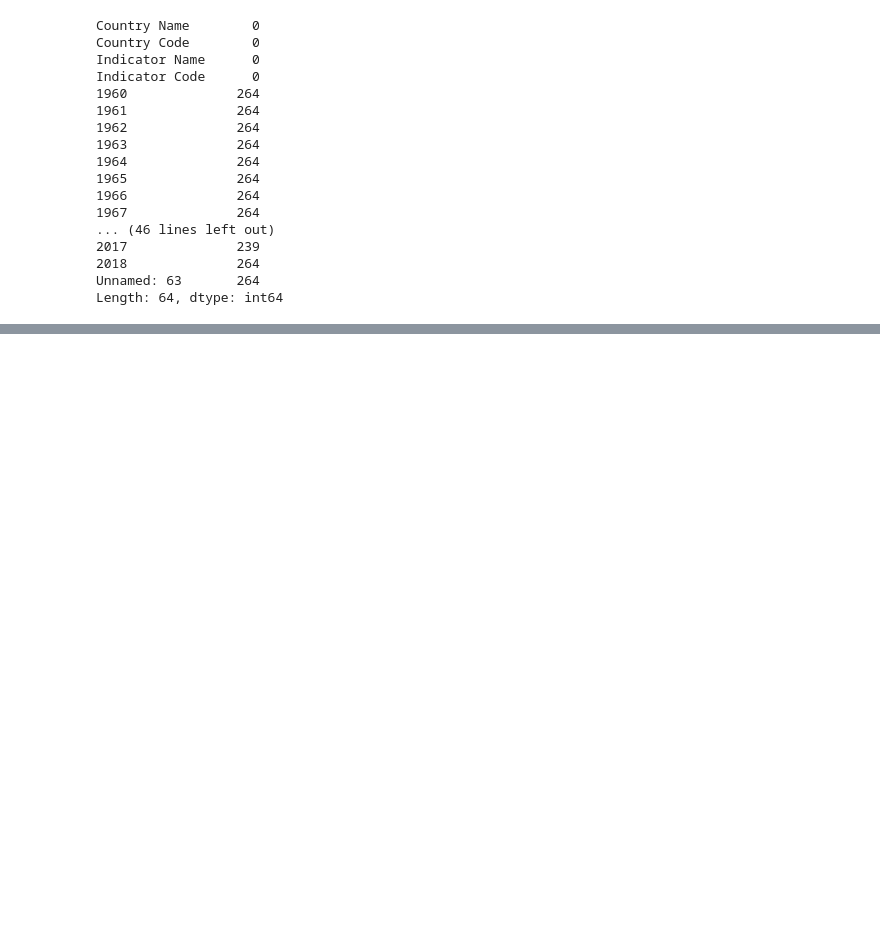
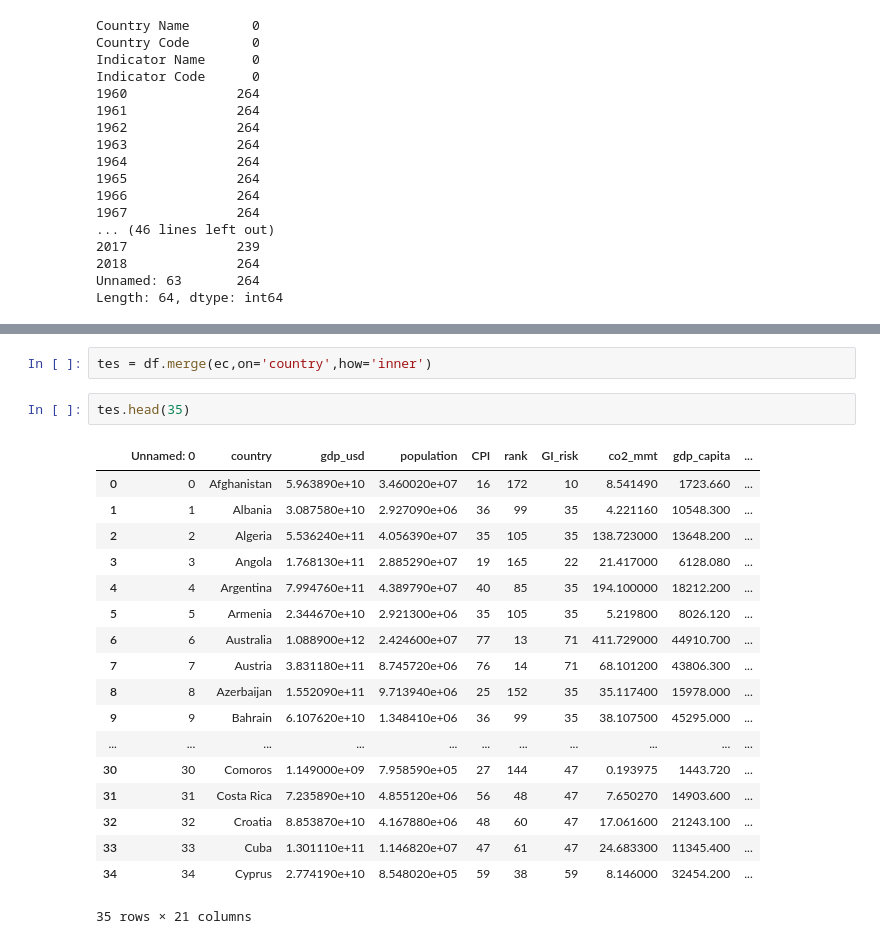
Before and after one commit to mcleverley/emissions_factors_global, a Jupyter notebook: data_exploration_pt_2.ipynb, the cells around one changed output, grey strips where cells are left out. Saved outputs shown, nothing was run; the diff lists cells and outputs as text; blank space fills up the shorter version.

```diff
--- a/data_exploration_pt_2.ipynb
+++ b/data_exploration_pt_2.ipynb
@@ -61,0 +560,23 @@ Length: 64, dtype: int64
+# %%
+tes = df.merge(ec,on='country',how='inner')
+# %%
+tes.head(35)
+# %% [output]
+|  | Unnamed: 0 | country | gdp_usd | population | CPI | rank | GI_risk | co2_mmt | gdp_capita | ... |
+| 0 | 0 | Afghanistan | 5.963890e+10 | 3.460020e+07 | 16 | 172 | 10 | 8.541490 | 1723.660 | ... |
+| 1 | 1 | Albania | 3.087580e+10 | 2.927090e+06 | 36 | 99 | 35 | 4.221160 | 10548.300 | ... |
+| 2 | 2 | Algeria | 5.536240e+11 | 4.056390e+07 | 35 | 105 | 35 | 138.723000 | 13648.200 | ... |
+| 3 | 3 | Angola | 1.768130e+11 | 2.885290e+07 | 19 | 165 | 22 | 21.417000 | 6128.080 | ... |
+| 4 | 4 | Argentina | 7.994760e+11 | 4.389790e+07 | 40 | 85 | 35 | 194.100000 | 18212.200 | ... |
+| 5 | 5 | Armenia | 2.344670e+10 | 2.921300e+06 | 35 | 105 | 35 | 5.219800 | 8026.120 | ... |
+| 6 | 6 | Australia | 1.088900e+12 | 2.424600e+07 | 77 | 13 | 71 | 411.729000 | 44910.700 | ... |
+| 7 | 7 | Austria | 3.831180e+11 | 8.745720e+06 | 76 | 14 | 71 | 68.101200 | 43806.300 | ... |
+| 8 | 8 | Azerbaijan | 1.552090e+11 | 9.713940e+06 | 25 | 152 | 35 | 35.117400 | 15978.000 | ... |
+| 9 | 9 | Bahrain | 6.107620e+10 | 1.348410e+06 | 36 | 99 | 35 | 38.107500 | 45295.000 | ... |
+| ... | ... | ... | ... | ... | ... | ... | ... | ... | ... | ... |
+| 30 | 30 | Comoros | 1.149000e+09 | 7.958590e+05 | 27 | 144 | 47 | 0.193975 | 1443.720 | ... |
+| 31 | 31 | Costa Rica | 7.235890e+10 | 4.855120e+06 | 56 | 48 | 47 | 7.650270 | 14903.600 | ... |
+| 32 | 32 | Croatia | 8.853870e+10 | 4.167880e+06 | 48 | 60 | 47 | 17.061600 | 21243.100 | ... |
+| 33 | 33 | Cuba | 1.301110e+11 | 1.146820e+07 | 47 | 61 | 47 | 24.683300 | 11345.400 | ... |
+| 34 | 34 | Cyprus | 2.774190e+10 | 8.548020e+05 | 59 | 38 | 59 | 8.146000 | 32454.200 | ... |
+35 rows × 21 columns
```
Also changed, not shown: parts of 69 cells of this notebook, 17 other files.
